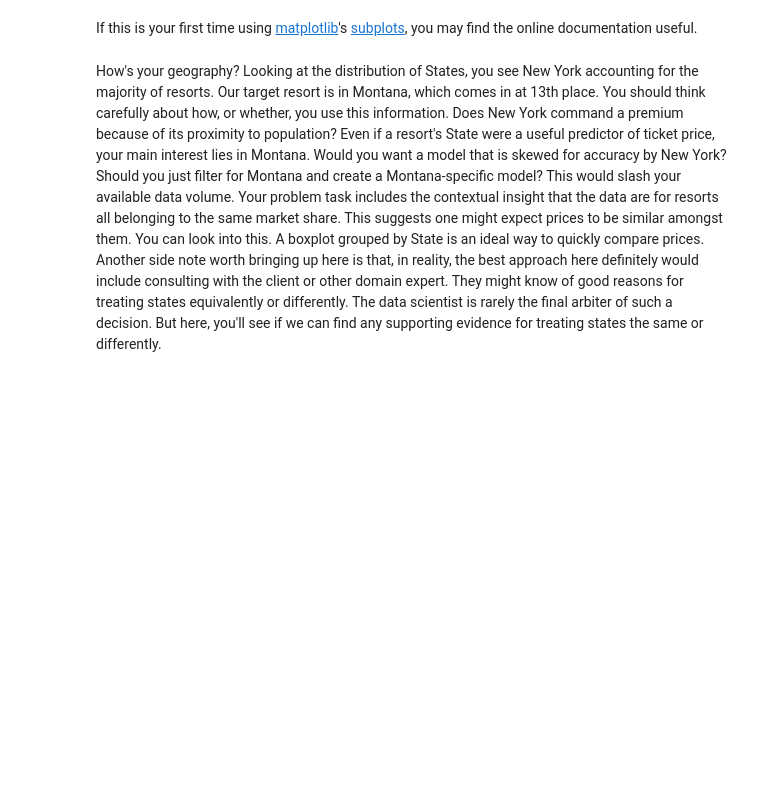
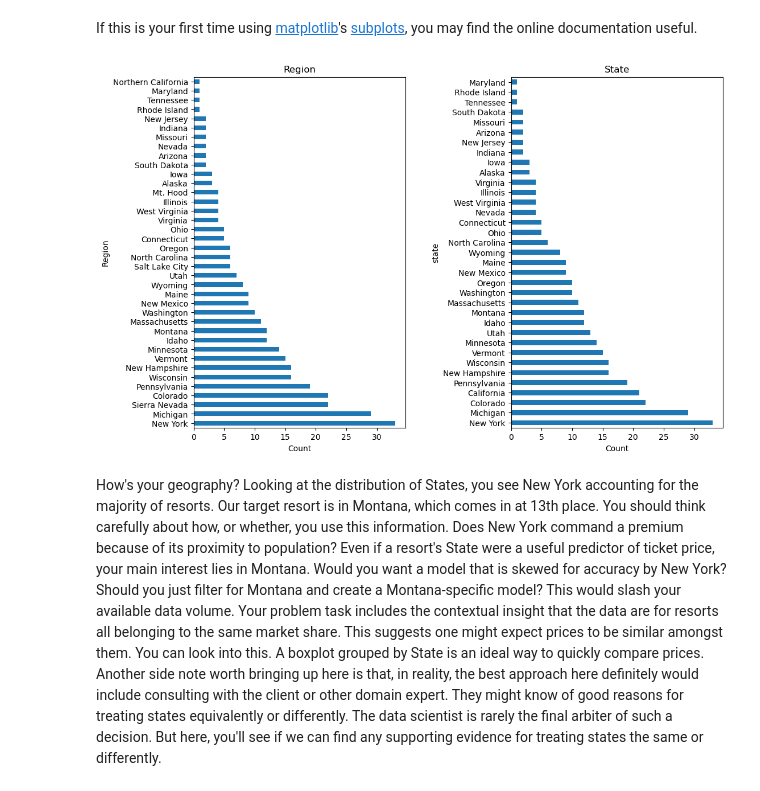
Before and after one commit to jthompson1103/DataScienceGuidedCapstone, a Jupyter notebook: Notebooks/02_data_wrangling.ipynb, the cells around one changed output. Drawn from its saved outputs; the diff is of its cells as text; code cells hidden in the pictures; blank space fills up the shorter version.

```diff
--- a/Notebooks/02_data_wrangling.ipynb
+++ b/Notebooks/02_data_wrangling.ipynb
@@ -231,25 +348,34 @@ Because a few states are split across multiple named regions, there are slightly
 If this is your first time using [matplotlib](https://matplotlib.org/3.2.2/index.html)'s [subplots](https://matplotlib.org/3.2.2/api/_as_gen/matplotlib.pyplot.subplots.html), you may find the online documentation useful.
 # %%
 #Code task 13#
-#Create two subplots on 1 row and 2 columns with a figsize of (12, 8)
-fig, ax = plt.subplots(___, ___, figsize=(___))
-#Specify a horizontal barplot ('barh') as kind of plot (kind=)
-ski_data.Region.value_counts().plot(kind=___, ax=ax[0])
-#Give the plot a helpful title of 'Region'
-ax[0].set_title(___)
-#Label the xaxis 'Count'
-ax[0].set_xlabel(___)
-#Specify a horizontal barplot ('barh') as kind of plot (kind=)
-ski_data.state.value_counts().plot(kind=___, ax=ax[1])
-#Give the plot a helpful title of 'state'
-ax[1].set_title(___)
-#Label the xaxis 'Count'
-ax[1].set_xlabel(___)
-#Give the subplots a little "breathing room" with a wspace of 0.5
-plt.subplots_adjust(wspace=___);
-#You're encouraged to explore a few different figure sizes, orientations, and spacing here
-# as the importance of easy-to-read and informative figures is frequently understated
-# and you will find the ability to tweak figures invaluable later on
+# Create two subplots on 1 row and 2 columns with a figsize of (12, 8)
+fig, ax = plt.subplots(1, 2, figsize=(12, 8))
+
+# Specify a horizontal barplot ('barh') as kind of plot
+ski_data.Region.value_counts().plot(kind='barh', ax=ax[0])
+
+# Give the plot a helpful title of 'Region'
+ax[0].set_title('Region')
+
+# Label the x-axis 'Count'
+ax[0].set_xlabel('Count')
+
+# Specify a horizontal barplot ('barh') as kind of plot
+ski_data.state.value_counts().plot(kind='barh', ax=ax[1])
+
+# Give the plot a helpful title of 'State'
+ax[1].set_title('State')
+
+# Label the x-axis 'Count'
+ax[1].set_xlabel('Count')
+
+# Give the subplots a little "breathing room" with a wspace of 0.5
+plt.subplots_adjust(wspace=0.5)
+
+# Display the plots
+plt.show()
+# %% [output]
+[figure, added]
 # %% [markdown]
 How's your geography? Looking at the distribution of States, you see New York accounting for the majority of resorts. Our target resort is in Montana, which comes in at 13th place. You should think carefully about how, or whether, you use this information. Does New York command a premium because of its proximity to population? Even if a resort's State were a useful predictor of ticket price, your main interest lies in Montana. Would you want a model that is skewed for accuracy by New York? Should you just filter for Montana and create a Montana-specific model? This would slash your available data volume. Your problem task includes the contextual insight that the data are for resorts all belonging to the same market share. This suggests one might expect prices to be similar amongst them. You can look into this. A boxplot grouped by State is an ideal way to quickly compare prices. Another side note worth bringing up here is that, in reality, the best approach here definitely would include consulting with the client or other domain expert. They might know of good reasons for treating states equivalently or differently. The data scientist is rarely the final arbiter of such a decision. But here, you'll see if we can find any supporting evidence for treating states the same or differently.
 # %% [markdown]
```
Also changed, not shown: parts of 40 cells of this notebook.
